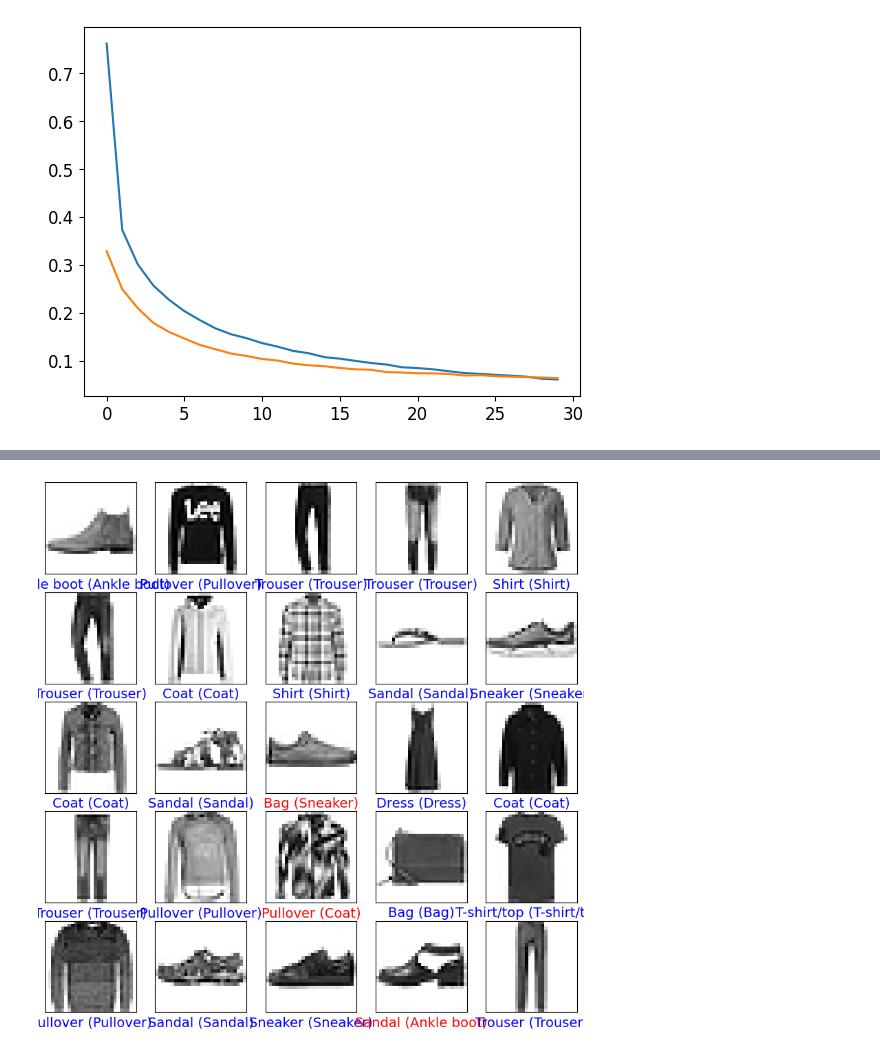
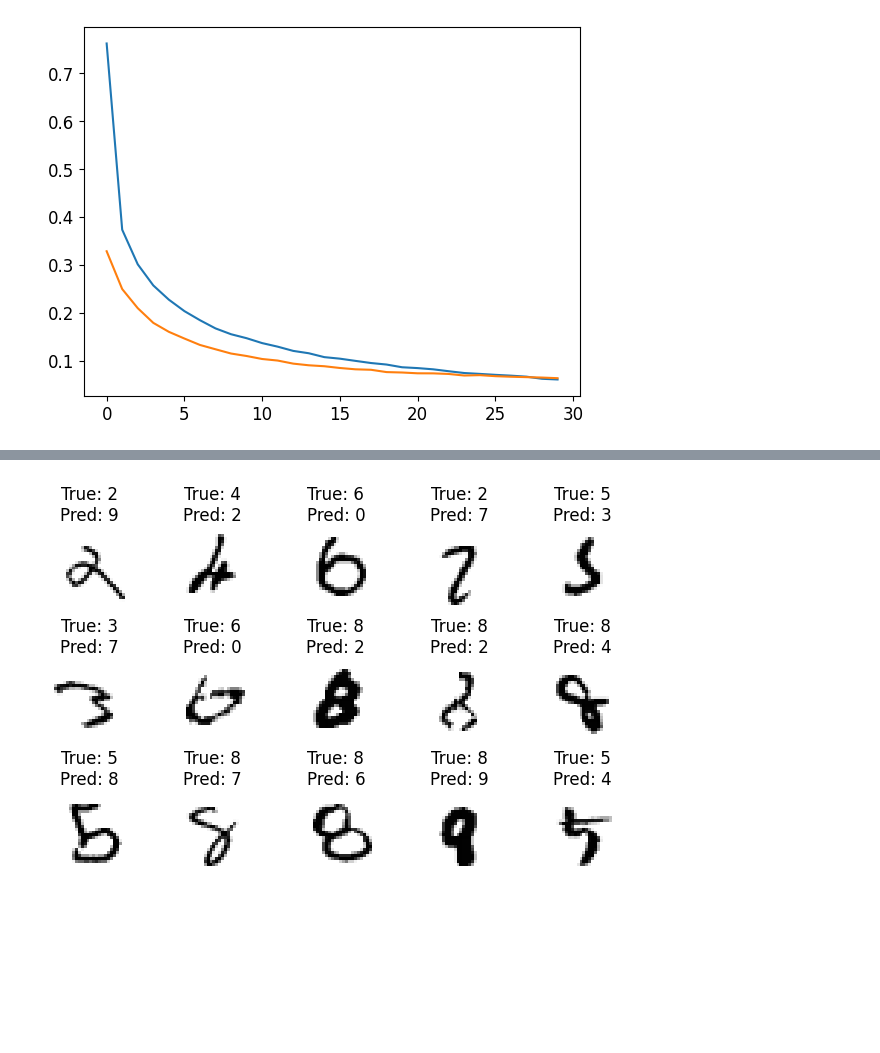
Before and after one commit to FelixH-git/SVM-Pipeline, a Jupyter notebook: labb7.ipynb, the cells around one changed output, grey strips where cells are left out. Saved outputs shown, nothing was run; the diff lists cells and outputs as text; code cells hidden in the pictures; blank space fills up the shorter version.

```diff
--- a/labb7.ipynb
+++ b/labb7.ipynb
@@ -186,24 +226,19 @@ The optimal number of units in layer 2 is 512 with dropout rate 0.0.
 # %%
-#Show model predictions
-model = tuner.hypermodel.build(best_hps)
-history = model.fit(X_train, y_train, epochs=20,
-                    validation_data=(X_valid, y_valid))
-predictions = model.predict(X_test)
-y_pred = np.argmax(predictions, axis=1)
-print("Predictions on test set:", y_pred)
-# Evaluate the model
-test_loss, test_acc = model.evaluate(X_test, y_test)
-print(f'Test accuracy: {test_acc}')
-#Show model predictions
-plt.figure(figsize=(10,10))
-for i in range(25):
-    plt.subplot(5,5,i+1)
-    plt.xticks([])
-    plt.yticks([])
-    plt.grid(False)
-    plt.imshow(X_test[i], cmap=plt.cm.binary)
-    predicted_label = np.argmax(predictions[i])
-    true_label = y_test[i]
-    color = 'blue' if predicted_label == true_label else 'red'
-    plt.xlabel(f"{class_names[predicted_label]} ({class_names[true_label]})", color=color)
+#Show model predictions and some examples where the model got it wrong
+y_pred = best_model.predict(X_test)
+y_pred_classes = np.argmax(y_pred, axis=1)
+misclassified_indices = np.where(y_pred_classes != y_test)[0]
+n_rows = 3
+n_cols = 5
+
+
+plt.figure(figsize=(n_cols * 1.5, n_rows * 1.5))
+for i in range(n_rows * n_cols):
+    index = misclassified_indices[i]
+    plt.subplot(n_rows, n_cols, i + 1)
+    plt.imshow(X_test[index], cmap="binary", interpolation="nearest")
+    plt.axis('off')
+    plt.title(f'True: {class_names[y_test[index]]}\nPred: {class_names[y_pred_classes[index]]}', fontsize=12)
+plt.subplots_adjust(wspace=0.4, hspace=0.6)
+plt.show()
 # %% [output]
@@ -227 +246 @@ Test accuracy: 0.8881000280380249
-[figure, old version]
+[figure, new version]
```
Also changed, not shown: parts of 4 cells of this notebook, 2 other files.
